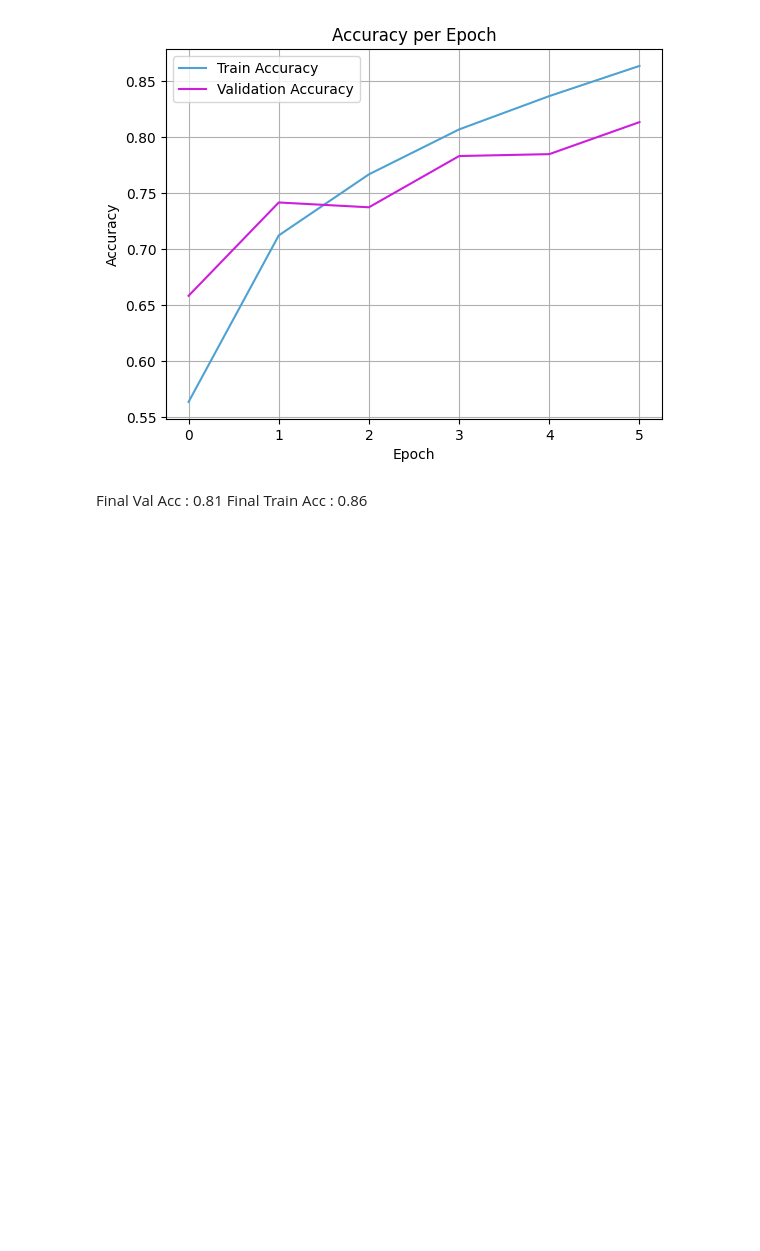
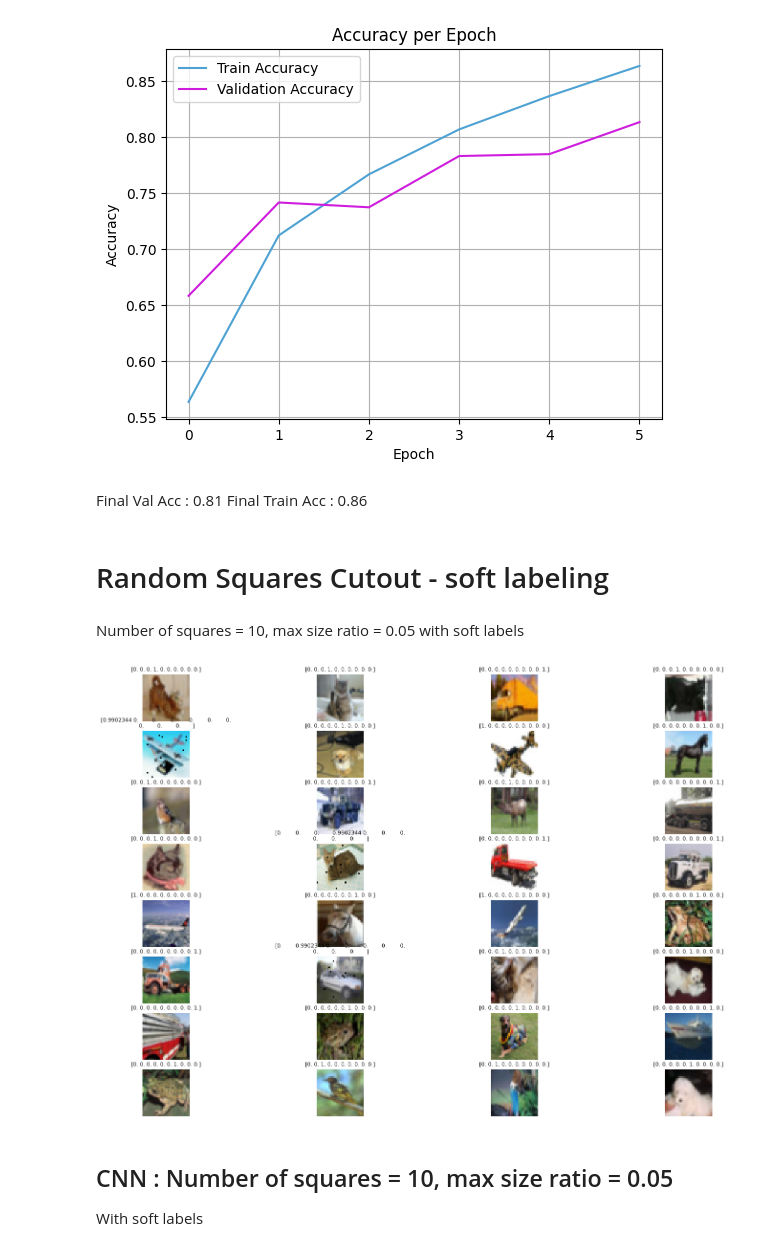
Before and after one commit to sienkozuzanna/cutout-augmentation, a Jupyter notebook: Attempts_2/CIFAIR10/CNN_random_squares.ipynb, the cells around one changed output. Drawn from its saved outputs; the diff is of its cells as text; code cells hidden in the pictures; blank space fills up the shorter version.

Commit message:
cifar10 random squares soft labels

```diff
--- a/Attempts_2/CIFAIR10/CNN_random_squares.ipynb
+++ b/Attempts_2/CIFAIR10/CNN_random_squares.ipynb
@@ -434,3 +432,37 @@ Final Val Acc : 0.81 </br>
 Final Train Acc : 0.86
 # %%
 model.save('random_squares_5.keras')
+# %% [markdown]
+# Random Squares Cutout - soft labeling
+# %% [markdown]
+Number of squares = 10, max size ratio = 0.05 with soft labels
+# %%
+random_squares = RandomSquaresCutout(max_number_of_squares=10, max_size_ratio=0.05)
+generator = AugmentedCIFAR10Generator(X_train, Y_train, batch_size=32, shuffle=True, augmentor= random_squares, augment_fraction=0.2, overwrite=False, soft_label=True)
+
+batch_x, batch_y = generator[0]
+
+def denormalize(x):
+    x = x.copy()
+    x = np.clip(x * 255.0, 0, 255)
+    return x.astype(np.uint8)
+
+n = len(batch_x)
+cols = 4
+rows = n//cols + int(n%cols != 0)
+
+fig, axes = plt.subplots(rows, cols, figsize=(18, 12))
+if rows == 1 or cols == 1:
+    axes = np.expand_dims(axes, axis=0)
+for i in range(len(batch_x)):
+    row = i // cols
+    col = i % cols
+    ax = axes[row, col]
+    ax.imshow(denormalize(batch_x[i]))
+    ax.set_title(batch_y[i], fontsize=8)
+    ax.axis('off')
+# %% [output]
+[figure, added]
+# %% [markdown]
+## CNN : Number of squares = 10, max size ratio = 0.05
+With soft labels
```
Also changed, not shown: parts of 16 cells of this notebook, 3 other files.
